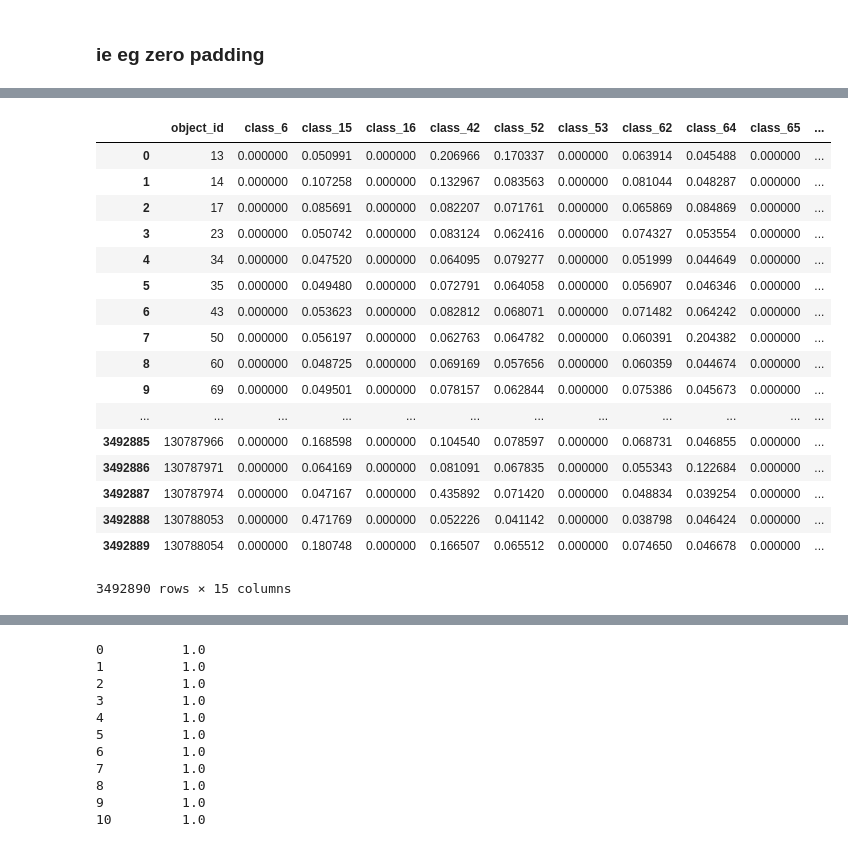
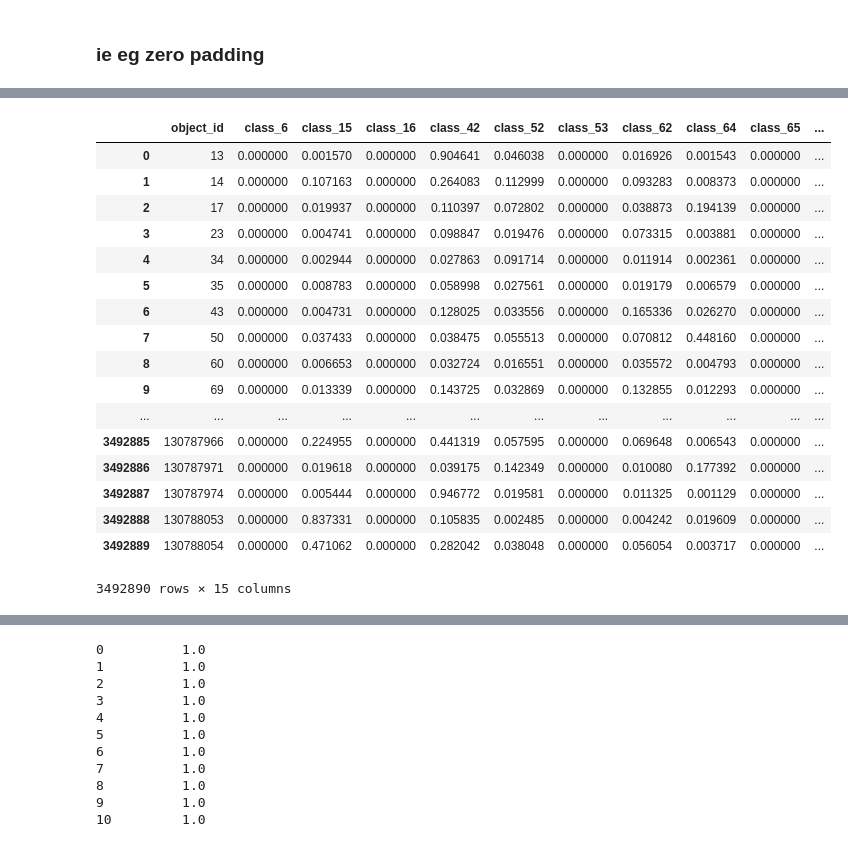
Before and after one commit to guchio3/kaggle-plasticc, a Jupyter notebook: notebook/for_submission.ipynb, the cells around one changed output, grey strips where cells are left out. Cells and saved outputs as stored; diff of their text form; code cells hidden in the pictures.

```diff
--- a/notebook/for_submission.ipynb
+++ b/notebook/for_submission.ipynb
@@ -30,4 +28,10 @@ meta_df
+# %%
+#df = pd.read_csv('../submissions/Booster_weight-multi-logloss-0.507224_2018-12-12-17-15-09.csv')
+#df = pd.read_csv('../submissions/Booster_weight-multi-logloss-0.487683_2018-12-14-19-13-59.csv')
+#df = pd.read_csv('../submissions/PLASTICC_NET_weight-multi-logloss-0.540797.csv')
+df0 = pd.read_csv('../submissions/PLASTICC_NET_weight-multi-logloss-0.536509.csv')
+df1 = pd.read_csv('../submissions/Booster_weight-multi-logloss-0.522158_2018-12-15-19-23-14.csv')
 # %%
-df0 = pd.read_csv('../submissions/Booster_weight-multi-logloss-0.619611_2018-12-13-17-32-51_model-0.csv')
-df1 = pd.read_csv('../submissions/Booster_weight-multi-logloss-0.59814_2018-12-13-17-51-07_model-1.csv')
-df2 = pd.read_csv('../submissions/Booster_weight-multi-logloss-0.595474_2018-12-13-17-51-07_model-2.csv')
+#df0 = pd.read_csv('../submissions/Booster_weight-multi-logloss-0.619611_2018-12-13-17-32-51_model-0.csv')
+#df1 = pd.read_csv('../submissions/Booster_weight-multi-logloss-0.59814_2018-12-13-17-51-07_model-1.csv')
+#df2 = pd.read_csv('../submissions/Booster_weight-multi-logloss-0.595474_2018-12-13-17-51-07_model-2.csv')
@@ -75,24 +58,30 @@ df0
 # %%
 #df.loc[df[meta_df.distmod.isnull()].index, ['class_15', 'class_42', 'class_52', 'class_62', 'class_64', 'class_67', 'class_88', 'class_90', 'class_95']] = 0.
 #df.loc[df[meta_df.distmod.notnull()].index, ['class_6', 'class_16', 'class_53', 'class_65', 'class_92']] = 0.
 #df
+df0.loc[df0[meta_df.distmod.isnull()].index, ['class_15', 'class_42', 'class_52', 'class_62', 'class_64', 'class_67', 'class_88', 'class_90', 'class_95']] = 0.
+df0.loc[df0[meta_df.distmod.notnull()].index, ['class_6', 'class_16', 'class_53', 'class_65', 'class_92']] = 0.
+df0
+df1.loc[df1[meta_df.distmod.isnull()].index, ['class_15', 'class_42', 'class_52', 'class_62', 'class_64', 'class_67', 'class_88', 'class_90', 'class_95']] = 0.
+df1.loc[df1[meta_df.distmod.notnull()].index, ['class_6', 'class_16', 'class_53', 'class_65', 'class_92']] = 0.
+df1
 # %% [output]
 |  | object_id | class_6 | class_15 | class_16 | class_42 | class_52 | class_53 | class_62 | class_64 | class_65 | ... |
-| 0 | 13 | 0.000000 | 0.050991 | 0.000000 | 0.206966 | 0.170337 | 0.000000 | 0.063914 | 0.045488 | 0.000000 | ... |
-| 1 | 14 | 0.000000 | 0.107258 | 0.000000 | 0.132967 | 0.083563 | 0.000000 | 0.081044 | 0.048287 | 0.000000 | ... |
-| 2 | 17 | 0.000000 | 0.085691 | 0.000000 | 0.082207 | 0.071761 | 0.000000 | 0.065869 | 0.084869 | 0.000000 | ... |
-| 3 | 23 | 0.000000 | 0.050742 | 0.000000 | 0.083124 | 0.062416 | 0.000000 | 0.074327 | 0.053554 | 0.000000 | ... |
-| 4 | 34 | 0.000000 | 0.047520 | 0.000000 | 0.064095 | 0.079277 | 0.000000 | 0.051999 | 0.044649 | 0.000000 | ... |
-| 5 | 35 | 0.000000 | 0.049480 | 0.000000 | 0.072791 | 0.064058 | 0.000000 | 0.056907 | 0.046346 | 0.000000 | ... |
-| 6 | 43 | 0.000000 | 0.053623 | 0.000000 | 0.082812 | 0.068071 | 0.000000 | 0.071482 | 0.064242 | 0.000000 | ... |
-| 7 | 50 | 0.000000 | 0.056197 | 0.000000 | 0.062763 | 0.064782 | 0.000000 | 0.060391 | 0.204382 | 0.000000 | ... |
-| 8 | 60 | 0.000000 | 0.048725 | 0.000000 | 0.069169 | 0.057656 | 0.000000 | 0.060359 | 0.044674 | 0.000000 | ... |
-| 9 | 69 | 0.000000 | 0.049501 | 0.000000 | 0.078157 | 0.062844 | 0.000000 | 0.075386 | 0.045673 | 0.000000 | ... |
+| 0 | 13 | 0.000000 | 0.001570 | 0.000000 | 0.904641 | 0.046038 | 0.000000 | 0.016926 | 0.001543 | 0.000000 | ... |
+| 1 | 14 | 0.000000 | 0.107163 | 0.000000 | 0.264083 | 0.112999 | 0.000000 | 0.093283 | 0.008373 | 0.000000 | ... |
+| 2 | 17 | 0.000000 | 0.019937 | 0.000000 | 0.110397 | 0.072802 | 0.000000 | 0.038873 | 0.194139 | 0.000000 | ... |
+| 3 | 23 | 0.000000 | 0.004741 | 0.000000 | 0.098847 | 0.019476 | 0.000000 | 0.073315 | 0.003881 | 0.000000 | ... |
+| 4 | 34 | 0.000000 | 0.002944 | 0.000000 | 0.027863 | 0.091714 | 0.000000 | 0.011914 | 0.002361 | 0.000000 | ... |
+| 5 | 35 | 0.000000 | 0.008783 | 0.000000 | 0.058998 | 0.027561 | 0.000000 | 0.019179 | 0.006579 | 0.000000 | ... |
+| 6 | 43 | 0.000000 | 0.004731 | 0.000000 | 0.128025 | 0.033556 | 0.000000 | 0.165336 | 0.026270 | 0.000000 | ... |
+| 7 | 50 | 0.000000 | 0.037433 | 0.000000 | 0.038475 | 0.055513 | 0.000000 | 0.070812 | 0.448160 | 0.000000 | ... |
+| 8 | 60 | 0.000000 | 0.006653 | 0.000000 | 0.032724 | 0.016551 | 0.000000 | 0.035572 | 0.004793 | 0.000000 | ... |
+| 9 | 69 | 0.000000 | 0.013339 | 0.000000 | 0.143725 | 0.032869 | 0.000000 | 0.132855 | 0.012293 | 0.000000 | ... |
 | ... | ... | ... | ... | ... | ... | ... | ... | ... | ... | ... | ... |
-| 3492885 | 130787966 | 0.000000 | 0.168598 | 0.000000 | 0.104540 | 0.078597 | 0.000000 | 0.068731 | 0.046855 | 0.000000 | ... |
-| 3492886 | 130787971 | 0.000000 | 0.064169 | 0.000000 | 0.081091 | 0.067835 | 0.000000 | 0.055343 | 0.122684 | 0.000000 | ... |
-| 3492887 | 130787974 | 0.000000 | 0.047167 | 0.000000 | 0.435892 | 0.071420 | 0.000000 | 0.048834 | 0.039254 | 0.000000 | ... |
-| 3492888 | 130788053 | 0.000000 | 0.471769 | 0.000000 | 0.052226 | 0.041142 | 0.000000 | 0.038798 | 0.046424 | 0.000000 | ... |
-| 3492889 | 130788054 | 0.000000 | 0.180748 | 0.000000 | 0.166507 | 0.065512 | 0.000000 | 0.074650 | 0.046678 | 0.000000 | ... |
+| 3492885 | 130787966 | 0.000000 | 0.224955 | 0.000000 | 0.441319 | 0.057595 | 0.000000 | 0.069648 | 0.006543 | 0.000000 | ... |
+| 3492886 | 130787971 | 0.000000 | 0.019618 | 0.000000 | 0.039175 | 0.142349 | 0.000000 | 0.010080 | 0.177392 | 0.000000 | ... |
+| 3492887 | 130787974 | 0.000000 | 0.005444 | 0.000000 | 0.946772 | 0.019581 | 0.000000 | 0.011325 | 0.001129 | 0.000000 | ... |
+| 3492888 | 130788053 | 0.000000 | 0.837331 | 0.000000 | 0.105835 | 0.002485 | 0.000000 | 0.004242 | 0.019609 | 0.000000 | ... |
+| 3492889 | 130788054 | 0.000000 | 0.471062 | 0.000000 | 0.282042 | 0.038048 | 0.000000 | 0.056054 | 0.003717 | 0.000000 | ... |
 3492890 rows × 15 columns
 # %%
```
Also changed, not shown: parts of 45 cells of this notebook, 5 other files.
